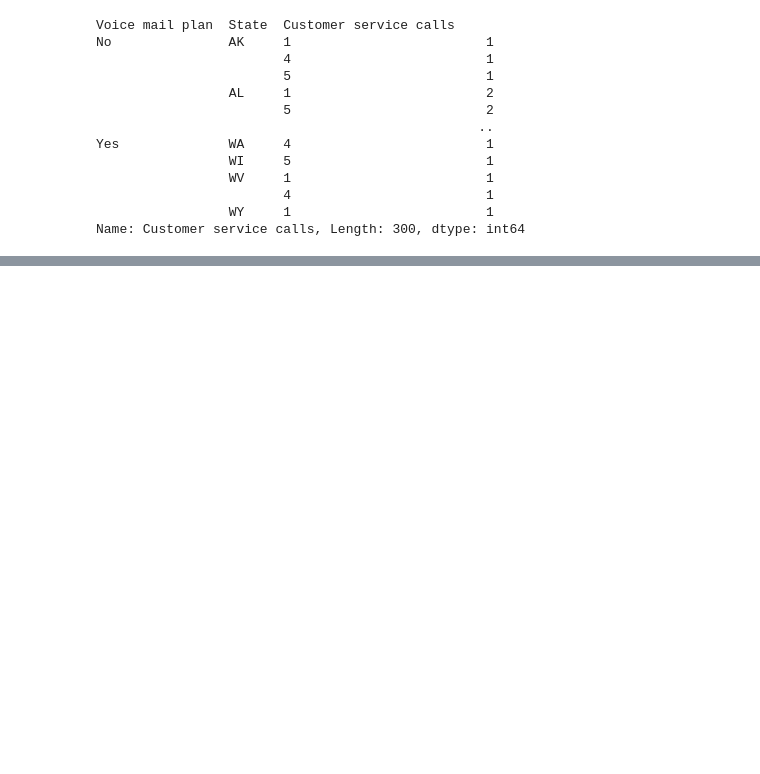
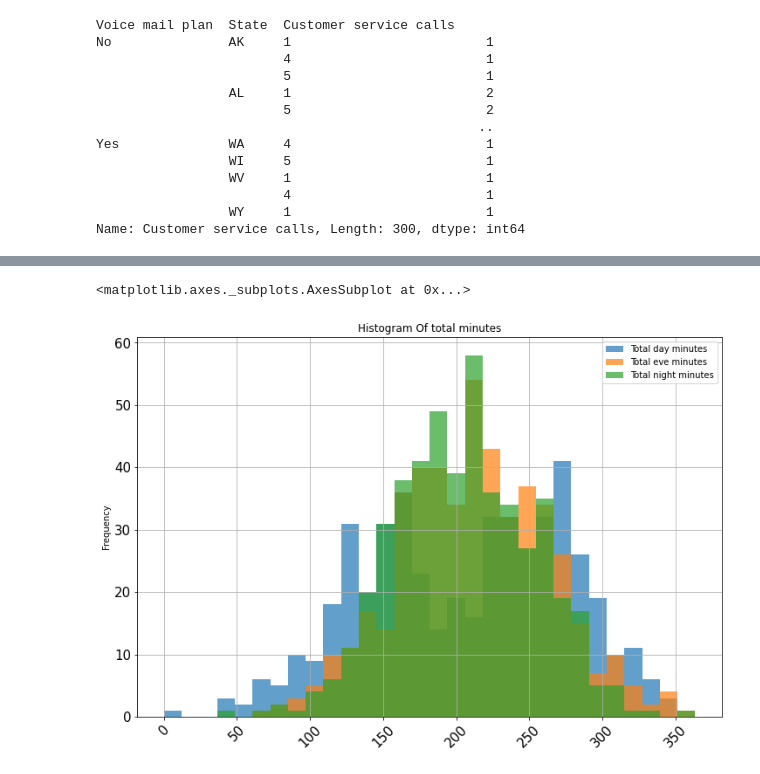
Before and after one commit to maya034/Churn-Analysis, a Jupyter notebook: Telecom_Churn_Analysis_Capstone_Project.ipynb, the cells around one changed output, grey strips where cells are left out. Drawn from its saved outputs; the diff is of its cells as text; code cells hidden in the pictures; blank space fills up the shorter version.

```diff
--- a/Telecom_Churn_Analysis_Capstone_Project.ipynb
+++ b/Telecom_Churn_Analysis_Capstone_Project.ipynb
@@ -548,0 +865,15 @@ Name: Customer service calls, Length: 300, dtype: int64
+# %%
+true_churner=pd.DataFrame(s[['Total day minutes','Total eve minutes','Total night minutes']])
+# %%
+
+true_churner.plot(kind='hist',
+        alpha=0.7,
+        bins=30,
+        title='Histogram Of total minutes',
+        rot=45,
+        grid=True,
+        figsize=(12,8),
+        fontsize=15)
+# %% [output]
+<matplotlib.axes._subplots.AxesSubplot at 0x...>
+[figure, added]
```
Also changed, not shown: parts of 54 cells of this notebook.
